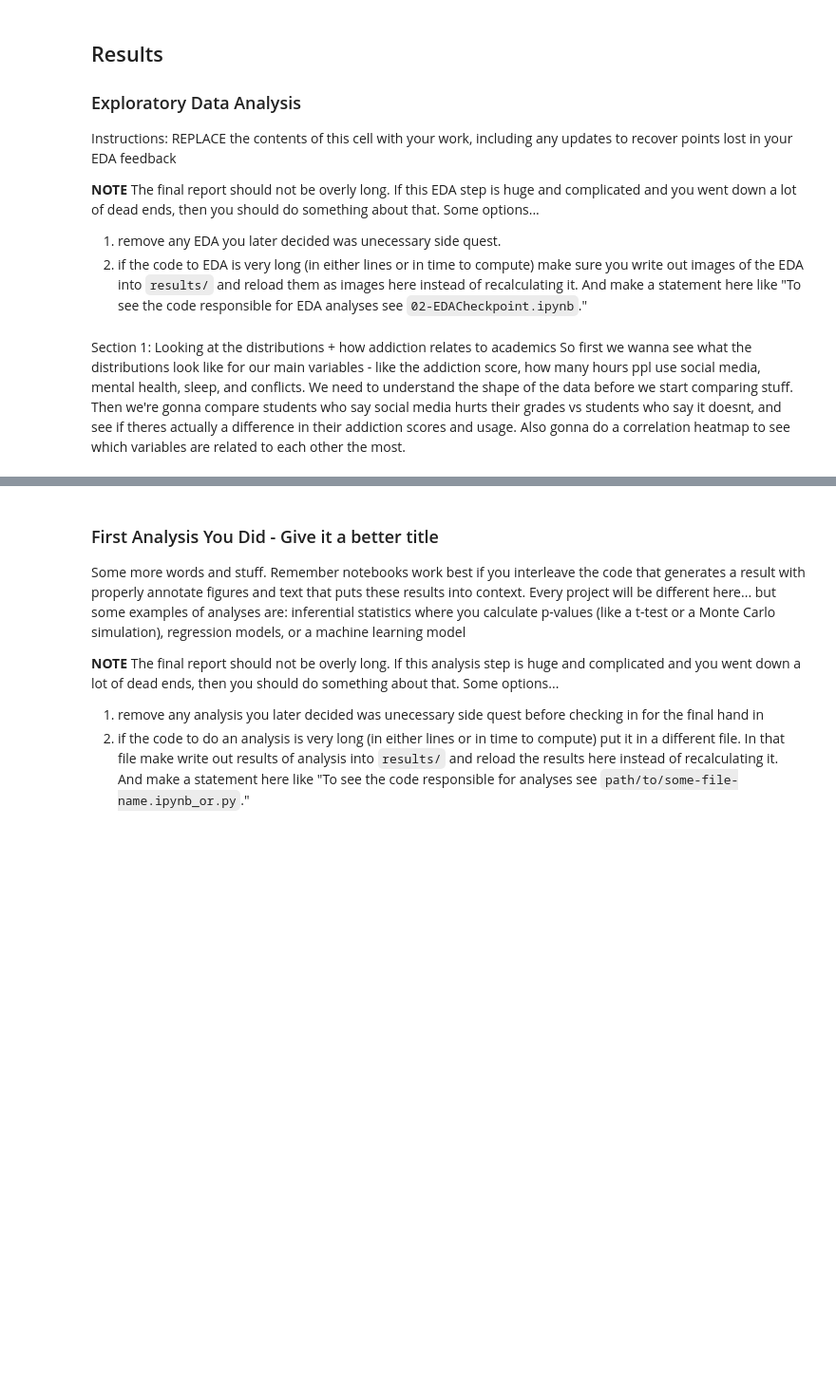
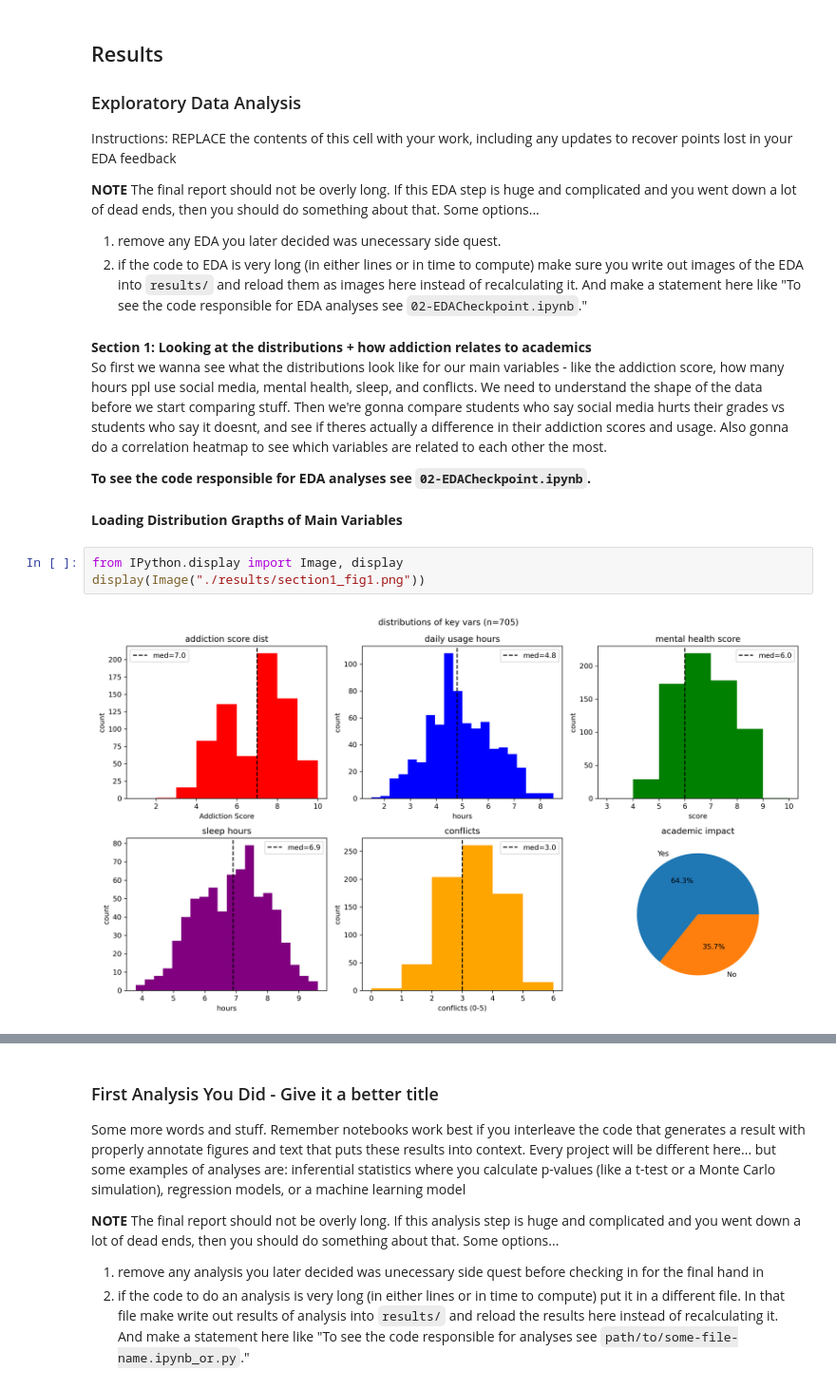
Before and after one commit to COGS108/Group151_WI26, a Jupyter notebook: 03-FinalProject.ipynb, the cells around one changed output, grey strips where cells are left out. Shown at 95% size. Drawn from its saved outputs; the diff is of its cells as text; blank space fills up the shorter version.

Commit message:
okay some of the eda has been moved, but still need to add more and then summarize and choose things to keep or take out

```diff
--- a/03-FinalProject.ipynb
+++ b/03-FinalProject.ipynb
@@ -366,5 +366,14 @@ Instructions: REPLACE the contents of this cell with your work, including any up
 1) remove any EDA you later decided was unecessary side quest.
 2) if the code to EDA is very long (in either lines or in time to compute) make sure you write out images of the EDA into `results/` and reload them as images here instead of recalculating it. And make a statement here like "To see the code responsible for EDA analyses see `02-EDACheckpoint.ipynb`."
 # %% [markdown]
-Section 1: Looking at the distributions + how addiction relates to academics
-So first we wanna see what the distributions look like for our main variables - like the addiction score, how many hours ppl use social media, mental health, sleep, and conflicts. We need to understand the shape of the data before we start comparing stuff. Then we're gonna compare students who say social media hurts their grades vs students who say it doesnt, and see if theres actually a difference in their addiction scores and usage. Also gonna do a correlation heatmap to see which variables are related to each other the most.
+**Section 1: Looking at the distributions + how addiction relates to academics**
+<br>So first we wanna see what the distributions look like for our main variables - like the addiction score, how many hours ppl use social media, mental health, sleep, and conflicts. We need to understand the shape of the data before we start comparing stuff. Then we're gonna compare students who say social media hurts their grades vs students who say it doesnt, and see if theres actually a difference in their addiction scores and usage. Also gonna do a correlation heatmap to see which variables are related to each other the most.
+
+**To see the code responsible for EDA analyses see `02-EDACheckpoint.ipynb`.**
+# %% [markdown]
+**Loading Distribution Grapths of Main Variables**
+# %%
+from IPython.display import Image, display
+display(Image("./results/section1_fig1.png"))
+# %% [output]
+[figure, added]
```
Also changed, not shown: parts of 7 cells of this notebook, 1 other file.
